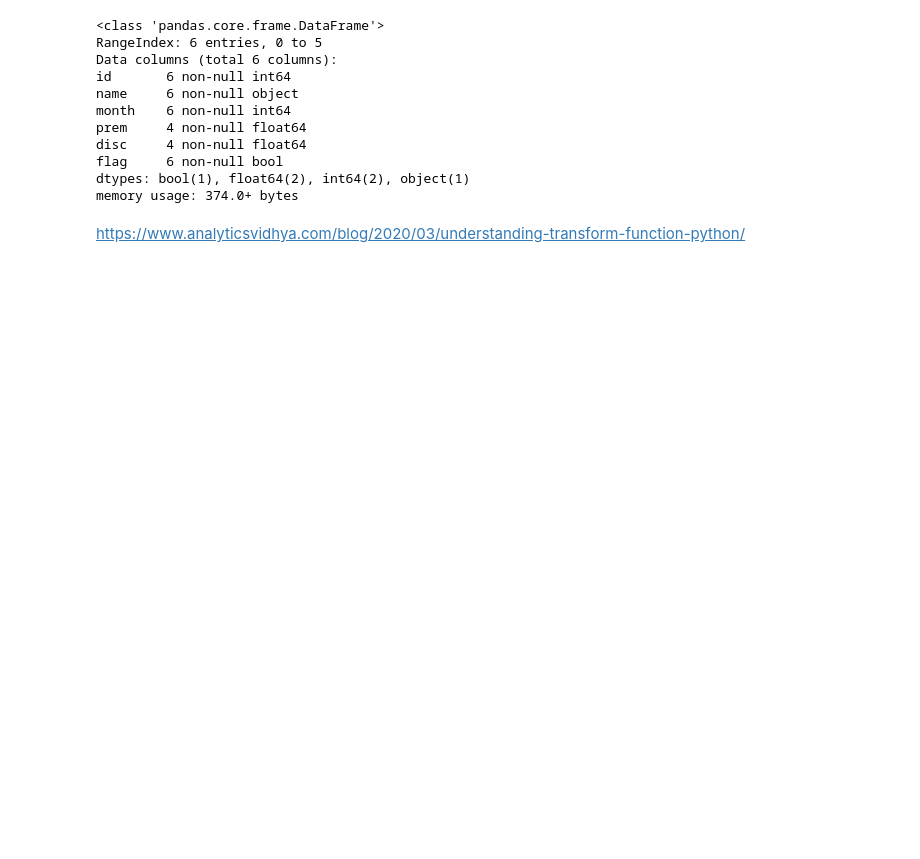
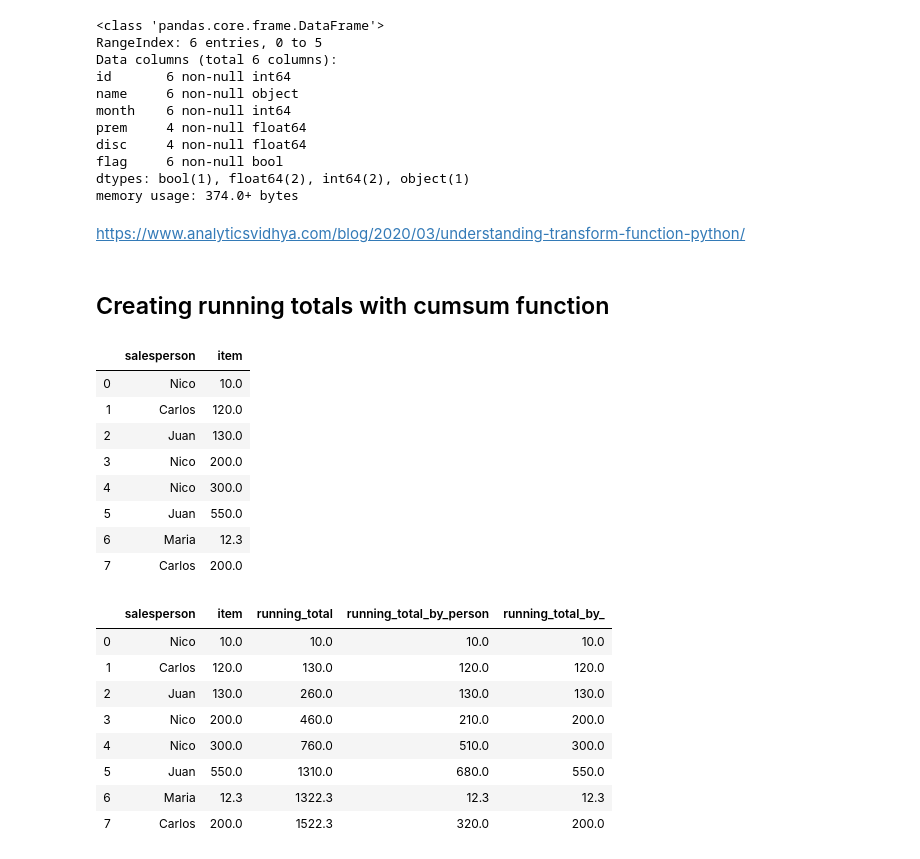
Before and after one commit to AbhishekKumar-0311/Machine-Learning-with-Python, a Jupyter notebook: Pandas/Groupby DataFrame.ipynb, the cells around one changed output. Drawn from its saved outputs; the diff is of its cells as text; code cells hidden in the pictures; blank space fills up the shorter version.

```diff
--- a/Pandas/Groupby DataFrame.ipynb
+++ b/Pandas/Groupby DataFrame.ipynb
@@ -135,3 +135,32 @@ dtypes: bool(1), float64(2), int64(2), object(1)
 memory usage: 374.0+ bytes
 # %% [markdown]
 https://www.analyticsvidhya.com/blog/2020/03/understanding-transform-function-python/
+# %% [markdown]
+## Creating running totals with cumsum function
+# %%
+d = {"salesperson":["Nico", "Carlos", "Juan", "Nico", "Nico", "Juan", "Maria", "Carlos"], "item":[10, 120, 130, 200, 300, 550, 12.3, 200]}
+df = pd.DataFrame(d)
+df
+
+df["running_total"] = df["item"].cumsum()
+df["running_total_by_person"] = df.groupby("salesperson")["item"].cumsum()
+df
+# %% [output]
+|  | salesperson | item |
+| 0 | Nico | 10.0 |
+| 1 | Carlos | 120.0 |
+| 2 | Juan | 130.0 |
+| 3 | Nico | 200.0 |
+| 4 | Nico | 300.0 |
+| 5 | Juan | 550.0 |
+| 6 | Maria | 12.3 |
+| 7 | Carlos | 200.0 |
+|  | salesperson | item | running_total | running_total_by_person | running_total_by_ |
+| 0 | Nico | 10.0 | 10.0 | 10.0 | 10.0 |
+| 1 | Carlos | 120.0 | 130.0 | 120.0 | 120.0 |
+| 2 | Juan | 130.0 | 260.0 | 130.0 | 130.0 |
+| 3 | Nico | 200.0 | 460.0 | 210.0 | 200.0 |
+| 4 | Nico | 300.0 | 760.0 | 510.0 | 300.0 |
+| 5 | Juan | 550.0 | 1310.0 | 680.0 | 550.0 |
+| 6 | Maria | 12.3 | 1322.3 | 12.3 | 12.3 |
+| 7 | Carlos | 200.0 | 1522.3 | 320.0 | 200.0 |
```
Also changed, not shown: parts of 3 cells of this notebook.
